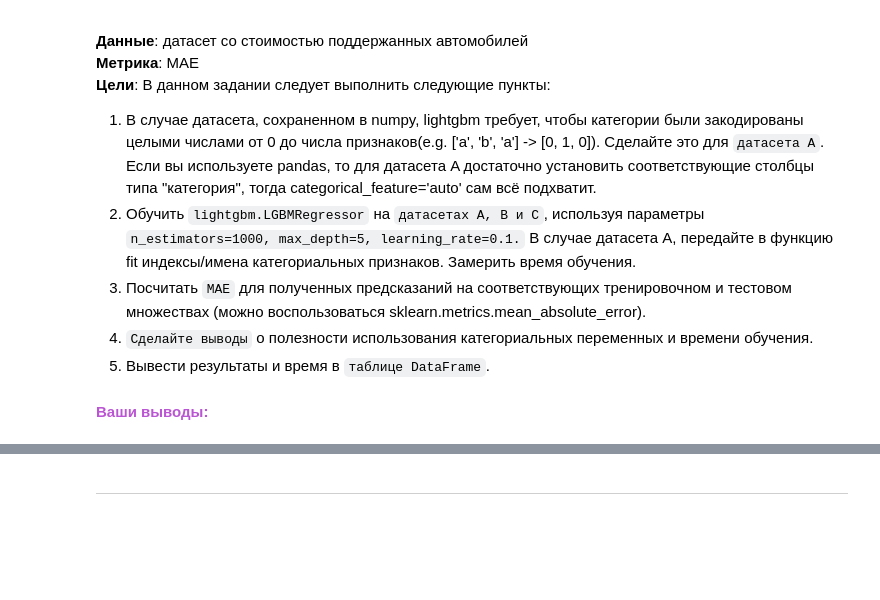
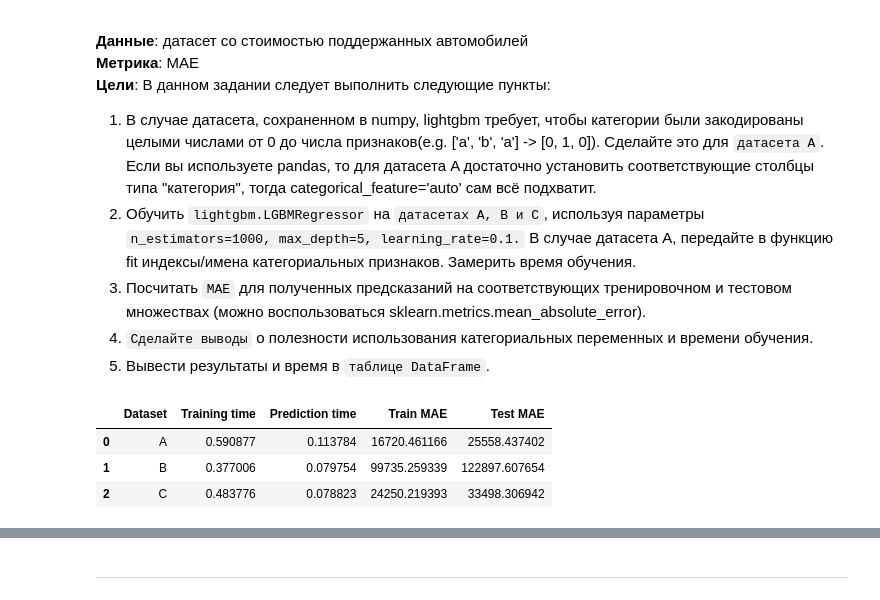
Before and after one commit to vrodealyona/ML2025, a Jupyter notebook: [Base]_Boosting_part1.ipynb, the cells around one changed output, grey strips where cells are left out. Saved outputs shown, nothing was run; the diff lists cells and outputs as text; code cells hidden in the pictures; blank space fills up the shorter version.

```diff
--- a/[Base]_Boosting_part1.ipynb
+++ b/[Base]_Boosting_part1.ipynb
@@ -176,3 +231,22 @@ datasets = {'A' : None, 'B': None, 'C': None}
+# %%
+#3
+for col in df.columns:
+    if df[col].nunique() < 100:
+        if df[col].dtype == 'float64':
+            df[col] = df[col].apply(lambda x: x * 10).astype(int)
+        df[col] = df[col].astype('category')
+categorical_columns = df.select_dtypes(include=['category']).columns.tolist()
+
+#4
+X = df.drop(columns=["price", 'name'])
+y = df['price']
+datasets['A'] = train_test_split(X, y, test_size=0.25, random_state=0)
+
+#5
+datasets['B'] = train_test_split(X.drop(columns=categorical_columns), y, test_size=0.25, random_state=0)
+
+#6
+datasets['C'] = train_test_split(pd.get_dummies(X, columns=categorical_columns), y, test_size=0.25, random_state=0)
 # %% [markdown]
 Итак, кажется, что у нас всё готово для того, чтобы начать искать ответы на волнующие нас вопросы. Начнем со столь любимой нами библиотеки, а именно...
 
@@ -262,2 +406,56 @@ df_lightgbm = pd.DataFrame(columns=['Dataset', 'Training time', 'Prediction time
-# %% [markdown]
-**<font color='MediumOrchid'>Ваши выводы:</font>**
+# %%
+import warnings
+warnings.filterwarnings("ignore")
+
+df_lightgbm = pd.DataFrame(columns=['Dataset', 'Training time', 'Prediction time', 'Train MAE', 'Test MAE'])
+
+# your sweet code here
+regressor_A = LGBMRegressor(**test_parameters, verbose=-1, categorical_feature='auto')
+start = time.time()
+regressor_A.fit(datasets['A'][0], datasets['A'][2])
+end = time.time()
+fit_time = end - start
+start = time.time()
+y_test_pred = regressor_A.predict(datasets['A'][1])
+end = time.time()
+y_train_pred = regressor_A.predict(datasets['A'][0])
+prediction_time = end - start
+data_A = pd.DataFrame({"Dataset": 'A', "Training time": fit_time, "Prediction time": prediction_time,
+                       "Train MAE": mean_absolute_error(datasets['A'][2], y_train_pred),
+                       "Test MAE": mean_absolute_error(datasets['A'][3], y_test_pred)}, index=[0])
+
+regressor_B = LGBMRegressor(**test_parameters, verbose=-1)
+start = time.time()
+regressor_B.fit(datasets['B'][0], datasets['B'][2])
+end = time.time()
+fit_time = end - start
+start = time.time()
+y_test_pred = regressor_B.predict(datasets['B'][1])
+end = time.time()
+y_train_pred = regressor_B.predict(datasets['B'][0])
+prediction_time = end - start
+data_B = pd.DataFrame({"Dataset": 'B', "Training time": fit_time, "Prediction time": prediction_time,
+                       "Train MAE": mean_absolute_error(datasets['B'][2], y_train_pred),
+                       "Test MAE": mean_absolute_error(datasets['B'][3], y_test_pred)}, index=[0])
+
+regressor_C = LGBMRegressor(**test_parameters, verbose=-1)
+start = time.time()
+regressor_C.fit(datasets['C'][0], datasets['C'][2])
+end = time.time()
+fit_time = end - start
+start = time.time()
+y_test_pred = regressor_C.predict(datasets['C'][1])
+end = time.time()
+y_train_pred = regressor_C.predict(datasets['C'][0])
+prediction_time = end - start
+data_C = pd.DataFrame({"Dataset": 'C', "Training time": fit_time, "Prediction time": prediction_time,
+                       "Train MAE": mean_absolute_error(datasets['C'][2], y_train_pred),
+                       "Test MAE": mean_absolute_error(datasets['C'][3], y_test_pred)}, index=[0])
+
+df_lightgbm = pd.concat([df_lightgbm, data_A, data_B, data_C], ignore_index=True)
+df_lightgbm
+# %% [output]
+|  | Dataset | Training time | Prediction time | Train MAE | Test MAE |
+| 0 | A | 0.590877 | 0.113784 | 16720.461166 | 25558.437402 |
+| 1 | B | 0.377006 | 0.079754 | 99735.259339 | 122897.607654 |
+| 2 | C | 0.483776 | 0.078823 | 24250.219393 | 33498.306942 |
```
Also changed, not shown: parts of 24 cells of this notebook.
